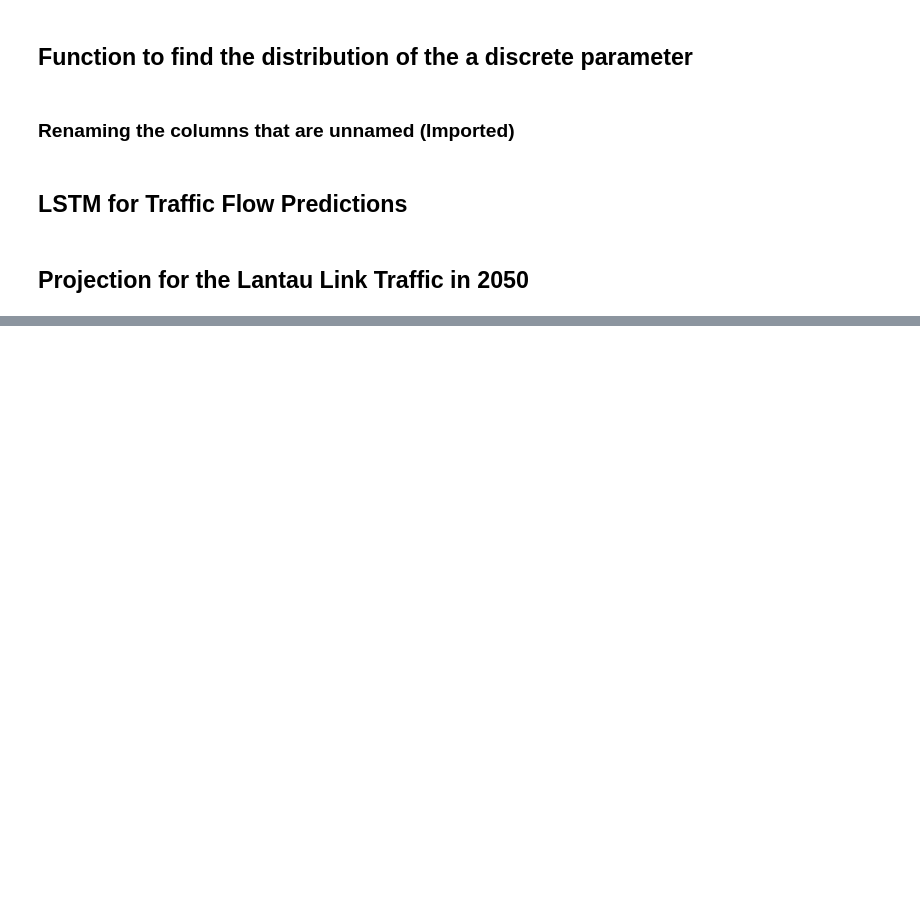
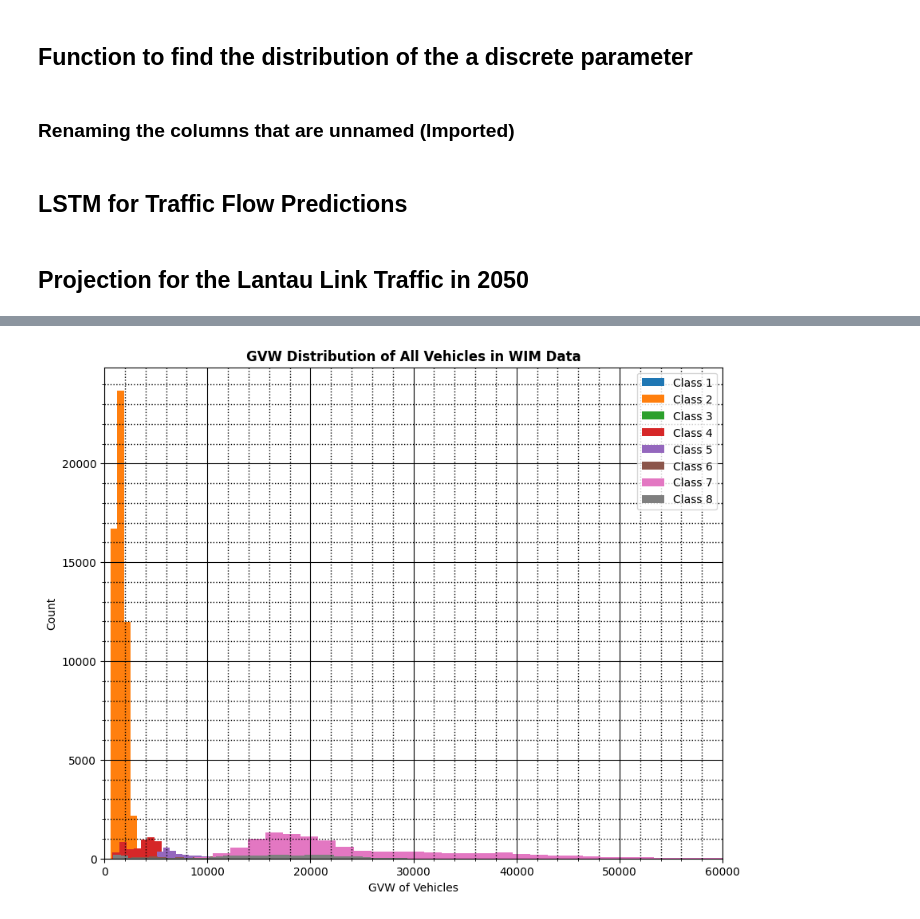
Before and after one commit to felixthe-cat/Personal_Projects, a Jupyter notebook: Final_Year_Project/Data_handle.ipynb, the cells around one changed output, grey strips where cells are left out. Drawn from its saved outputs; the diff is of its cells as text; code cells hidden in the pictures; blank space fills up the shorter version.

```diff
--- a/Final_Year_Project/Data_handle.ipynb
+++ b/Final_Year_Project/Data_handle.ipynb
@@ -1231,0 +1257,56 @@ Reshape your data either using array.reshape(-1, 1) if your data has a single fe
+# %%
+# import_data()
+# all_data= pd.read_excel('output.xlsx')
+
+# def add_unit(axis: str):
+#     if axis == 'Gap Time':
+#         axis += ' (s)'
+#     elif axis == 'Total Weight':
+#         axis += ' (kg)'
+#     elif axis == 'Speed':
+#         axis += ' (km/h)'
+#     elif 'Axle Weight' in axis:
+#         axis += ' (kg)'
+#     elif 'Axle Spacing' in axis:
+#         axis += ' (mm)'
+#     return axis
+
+import matplotlib.pyplot as plt
+
+fig = plt.figure(figsize=(10,8))
+ax = fig.add_subplot()
+
+ax.set_title(f'GVW Distribution of All Vehicles in WIM Data',fontweight='bold')
+x_axis = all_data['Total Weight']
+
+for index in range(1,9):
+    label = 'Class ' + str(index)
+    ax.hist(all_data[all_data['Class']==index]['Total Weight'], bins=50, label=label)
+
+ax=reload(plt)
+# if y_axis == 'Cumulative Probability':
+#     fig.suptitle(f'CDF of {x_axis}')
+# else:
+    # fig.suptitle(f'{x_axis} against {y_axis}')
+
+# print(f'{df.iloc[-1,0]}=')
+ax.xlim(0,60000)
+# Show the major grid and style it slightly.
+plt.grid(True, which='both')
+plt.grid(which='major', color='black', linewidth=0.8)
+# Show the minor grid as well. Style it in very light gray as a thin,
+# dotted line.
+plt.grid(which='minor', color='black', linestyle=':', linewidth=1)
+# Make the minor ticks and gridlines show.
+plt.minorticks_on()
+
+plt.legend(loc=0)
+
+# x_axis = add_unit(x_axis)
+# y_axis = add_unit(y_axis)
+
+ax.xlabel('GVW of Vehicles')
+ax.ylabel('Count')
+ax.show()
+# %% [output]
+[figure, added]
```
Also changed, not shown: parts of 3 cells of this notebook, 24 other files.
